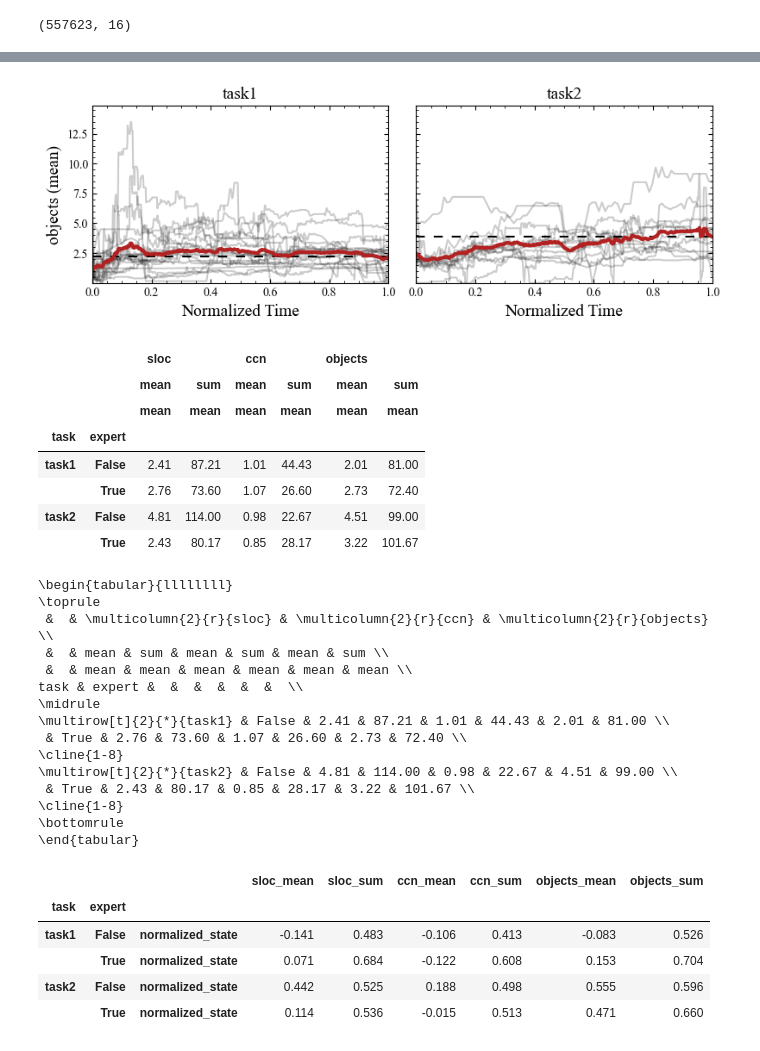
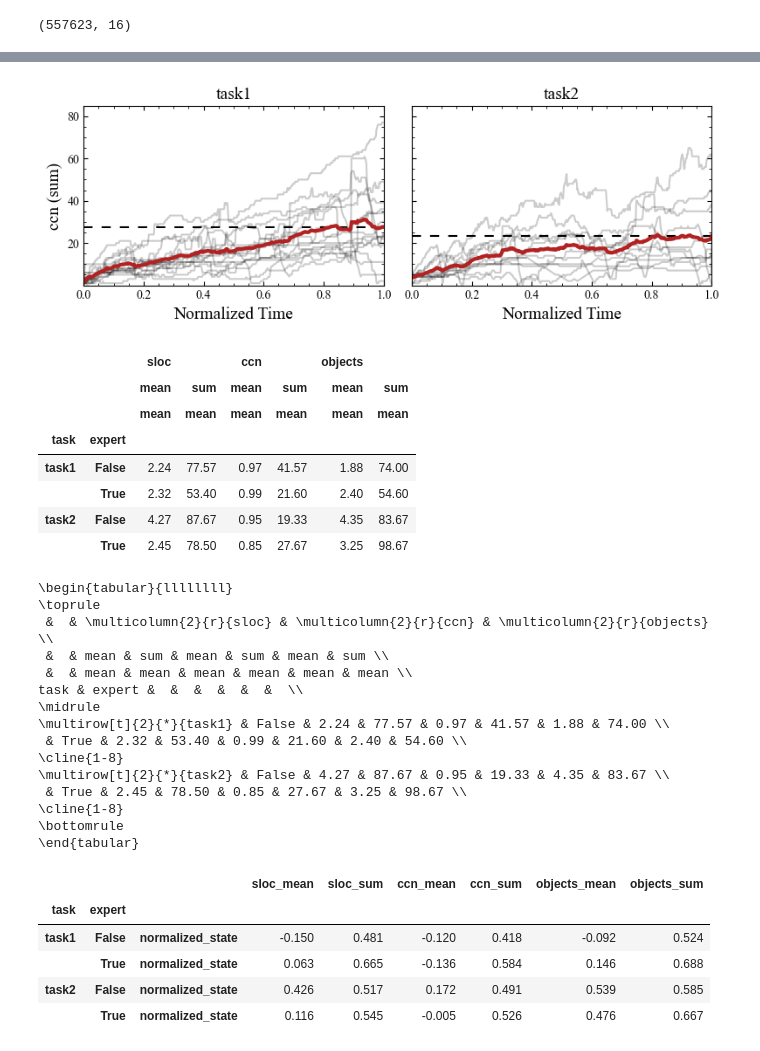
Before and after one commit to konstantgr/jupyter-logs-analysis, a Jupyter notebook: analysis/05-evolution-analysis.ipynb, the cells around one changed output, grey strips where cells are left out. Saved outputs shown, nothing was run; the diff lists cells and outputs as text; code cells hidden in the pictures.

```diff
--- a/analysis/05-evolution-analysis.ipynb
+++ b/analysis/05-evolution-analysis.ipynb
@@ -6,7 +6,18 @@ from pathlib import Path
 
 import numpy as np
 import pandas as pd
+import yaml
 from matplotlib import pyplot as plt
 
 from analysis.dataset.june_dataset import JuNEDataset
 from analysis.metrics.metrics_cells import CellsMetrics
+
+
+def read_config(config_path: Path = Path("data_config.yaml")) -> dict:
+    with config_path.open("r") as stream:
+        try:
+            return yaml.safe_load(stream)
+        except yaml.YAMLError:
+            return {}
+
+config = read_config()
@@ -23,0 +24,6 @@ df_hack.head()
+# %%
+df_hack = pd.read_csv(config.get("dataset_path"), index_col=0)
+df_labels = pd.read_csv(config.get("label_mapping_path"), index_col=0)
+df_hack = df_hack.merge(df_labels, on='action_id')
+
+df_hack.head()
@@ -55,7 +68,7 @@ evolution_df.shape
 (557623, 16)
 # %%
 mask = (
-    evolution_df.event.isin(["execute", "create", "delete"])
+    evolution_df.event.isin(["execute", "create", "delete", "rendered"])
 )
 evolution_df[mask].head()
 # %% [output]
@@ -104,58 +117,64 @@ plt.rcParams["font.family"] = "Times New Roman"
 
 
 _, (ax1, ax2) = plt.subplots(1, 2, figsize=(8, 3))
-metric_name = 'objects'
-aggregation_function = 'mean'
+metric_name = 'ccn'
+aggregation_function = 'sum'
 task_ax_mapping = {'task1': ax1, 'task2': ax2}
 mean_curve = {'task1': [], 'task2': []}
 
 df = df_analysis
+df = df[df.comments <= df.comments.quantile(0.95)]
 
 size_threshold = 200
 mn, mx = np.inf, -np.inf
 for (task, kernel_id), g in df.groupby(['task', 'kernel_id']):
     if g.shape[0] < size_threshold:
         continue
+    events_count = g.state_num.unique().shape[0]
+    if metric_name == "cells_num":
+        agg_fun_values = g.groupby("state_num").cell_index.agg('count')
+        if agg_fun_values.iloc[:3].max() > 10:
+            continue
+    else:
+        agg_fun_values = g.groupby("state_num")[metric_name].agg(aggregation_function)
 
-    events_count = g.state_num.unique().shape[0]
-    agg_fun_values = g.groupby("state_num")[metric_name].agg(aggregation_function)
-    if agg_fun_values.iloc[:3].max() > 20:
-        continue
+    # if agg_fun_values.iloc[:3].max() > 10:
+    #     continue
 
     x, y = continuous_transform(
-        np.arange(events_count), g.groupby("state_num")[metric_name].agg(aggregation_function),
+        np.arange(events_count), agg_fun_values,
         normalize=True
     )
     mean_curve[task].append(y)
 
     mn = y.min() if y.min() < mn else mn
     mx = y.max() if y.max() > mx else mx
 
     task_ax_mapping[task].plot(x, y, color='k', alpha=0.2)
 
 for task, curves in mean_curve.items():
     y = np.sum(curves, axis=0) / len(curves)
     x = np.linspace(0, 1, len(y))
 
     task_ax_mapping[task].axhline(y[-1], color='k', ls=(0, (5, 5)))
     task_ax_mapping[task].plot(x, y, color='firebrick', lw=3)
 
 for task, ax in task_ax_mapping.items():
     ax.set_ylim(mn * 0.9, mx * 1.1)
     ax.set_xlim(0, 1)
     ax.set_xlabel('Normalized Time', fontsize=14)
     ax.set_ylabel(f"{metric_name} ({aggregation_function})", fontsize=14)
     ax.set_title(task.replace("_", " "), fontsize=14)
     ax.grid(False)
 
 
 ax2.set_ylabel(None)
 ax2.set_yticklabels([])
 plt.tight_layout()
 plt.savefig(f"figures/evolution/{metric_name}_{aggregation_function}_tasks.pdf", dpi=300, bbox_inches='tight')
 plt.show()
 # %% [output]
-[figure, old version]
+[figure, new version]
 # %%
 import itertools
 
@@ -179,10 +198,10 @@ table.round(2)
 |  |  | mean | sum | mean | sum | mean | sum |
 |  |  | mean | mean | mean | mean | mean | mean |
 | task | expert |  |  |  |  |  |  |
-| task1 | False | 2.41 | 87.21 | 1.01 | 44.43 | 2.01 | 81.00 |
-|  | True | 2.76 | 73.60 | 1.07 | 26.60 | 2.73 | 72.40 |
-| task2 | False | 4.81 | 114.00 | 0.98 | 22.67 | 4.51 | 99.00 |
-|  | True | 2.43 | 80.17 | 0.85 | 28.17 | 3.22 | 101.67 |
+| task1 | False | 2.24 | 77.57 | 0.97 | 41.57 | 1.88 | 74.00 |
+|  | True | 2.32 | 53.40 | 0.99 | 21.60 | 2.40 | 54.60 |
+| task2 | False | 4.27 | 87.67 | 0.95 | 19.33 | 4.35 | 83.67 |
+|  | True | 2.45 | 78.50 | 0.85 | 27.67 | 3.25 | 98.67 |
 # %%
 print(table.round(2).applymap('{:.2f}'.format).to_latex(escape=True, multirow=True))
 # %% [output]
@@ -193,11 +212,11 @@ print(table.round(2).applymap('{:.2f}'.format).to_latex(escape=True, multirow=Tr
  &  & mean & mean & mean & mean & mean & mean \\
 task & expert &  &  &  &  &  &  \\
 \midrule
-\multirow[t]{2}{*}{task1} & False & 2.41 & 87.21 & 1.01 & 44.43 & 2.01 & 81.00 \\
- & True & 2.76 & 73.60 & 1.07 & 26.60 & 2.73 & 72.40 \\
+\multirow[t]{2}{*}{task1} & False & 2.24 & 77.57 & 0.97 & 41.57 & 1.88 & 74.00 \\
+ & True & 2.32 & 53.40 & 0.99 & 21.60 & 2.40 & 54.60 \\
 \cline{1-8}
-\multirow[t]{2}{*}{task2} & False & 4.81 & 114.00 & 0.98 & 22.67 & 4.51 & 99.00 \\
- & True & 2.43 & 80.17 & 0.85 & 28.17 & 3.22 & 101.67 \\
+\multirow[t]{2}{*}{task2} & False & 4.27 & 87.67 & 0.95 & 19.33 & 4.35 & 83.67 \\
+ & True & 2.45 & 78.50 & 0.85 & 27.67 & 3.25 & 98.67 \\
 \cline{1-8}
 \bottomrule
 \end{tabular}
@@ -234,10 +253,10 @@ table.round(3)
 # %% [output]
 |  |  |  | sloc_mean | sloc_sum | ccn_mean | ccn_sum | objects_mean | objects_sum |
 | task | expert |  |  |  |  |  |  |  |
-| task1 | False | normalized_state | -0.141 | 0.483 | -0.106 | 0.413 | -0.083 | 0.526 |
-|  | True | normalized_state | 0.071 | 0.684 | -0.122 | 0.608 | 0.153 | 0.704 |
-| task2 | False | normalized_state | 0.442 | 0.525 | 0.188 | 0.498 | 0.555 | 0.596 |
-|  | True | normalized_state | 0.114 | 0.536 | -0.015 | 0.513 | 0.471 | 0.660 |
+| task1 | False | normalized_state | -0.150 | 0.481 | -0.120 | 0.418 | -0.092 | 0.524 |
+|  | True | normalized_state | 0.063 | 0.665 | -0.136 | 0.584 | 0.146 | 0.688 |
+| task2 | False | normalized_state | 0.426 | 0.517 | 0.172 | 0.491 | 0.539 | 0.585 |
+|  | True | normalized_state | 0.116 | 0.545 | -0.005 | 0.526 | 0.476 | 0.667 |
 # %%
 print(table.round(2).applymap('{:.2f}'.format).to_latex(escape=True, multirow=True))
 # %% [output]
```
Also changed, not shown: parts of 4 cells of this notebook, 16 other files.
